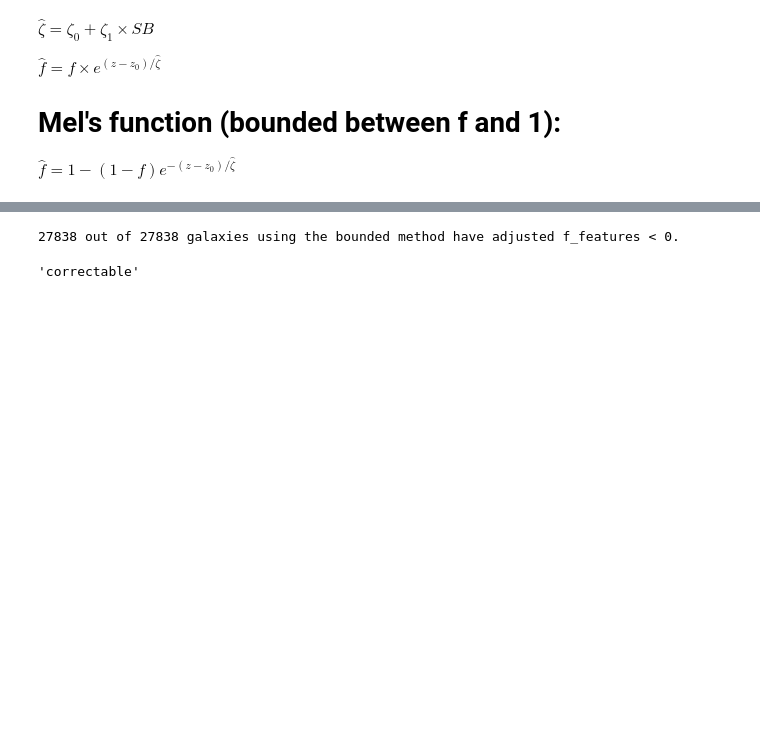
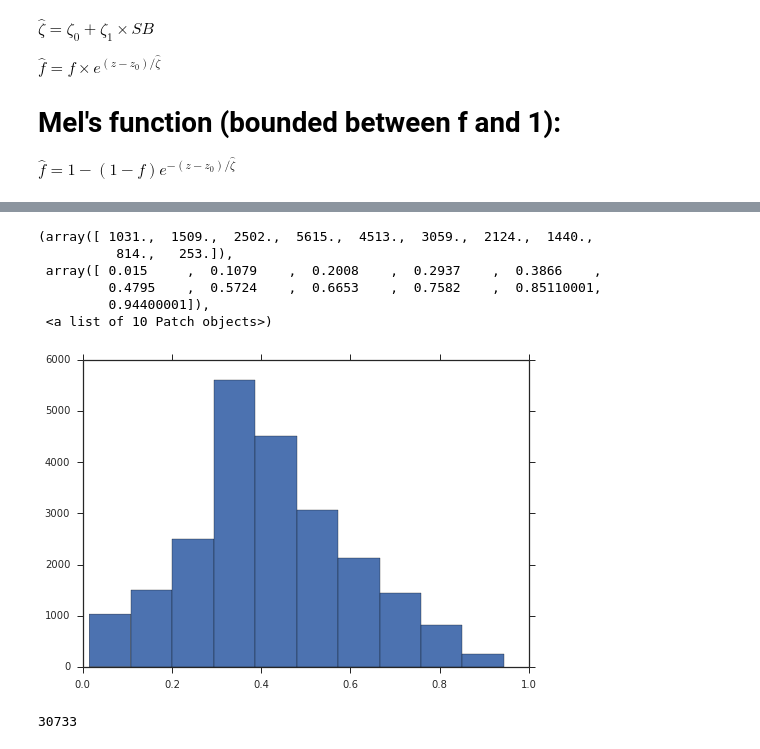
Before and after one commit to willettk/gzhubble, a Jupyter notebook: python/zeta.ipynb, the cells around one changed output, grey strips where cells are left out. Saved outputs shown, nothing was run; the diff lists cells and outputs as text; code cells hidden in the pictures; blank space fills up the shorter version.

```diff
--- a/python/zeta.ipynb
+++ b/python/zeta.ipynb
@@ -373,8 +375,14 @@ ax2.set_title('Bounded method',fontsize=20);
-# %%
-print "{:d} out of {:d} galaxies using the bounded method have adjusted f_features < 0.".format(good_z.sum(),good_z.sum())
-# %% [output]
-27838 out of 27838 galaxies using the bounded method have adjusted f_features < 0.
-# %%
-alldata[0]['Correctable_Category']
-# %% [output]
-'correctable'
+# %%
+plt.hist(old)
+# %% [output]
+(array([ 1031.,  1509.,  2502.,  5615.,  4513.,  3059.,  2124.,  1440.,
+          814.,   253.]),
+ array([ 0.015     ,  0.1079    ,  0.2008    ,  0.2937    ,  0.3866    ,
+         0.4795    ,  0.5724    ,  0.6653    ,  0.7582    ,  0.85110001,
+         0.94400001]),
+ <a list of 10 Patch objects>)
+[figure, added]
+# %%
+len(old)
+# %% [output]
+30733
```
Also changed, not shown: parts of 5 cells of this notebook, 2 other files.
